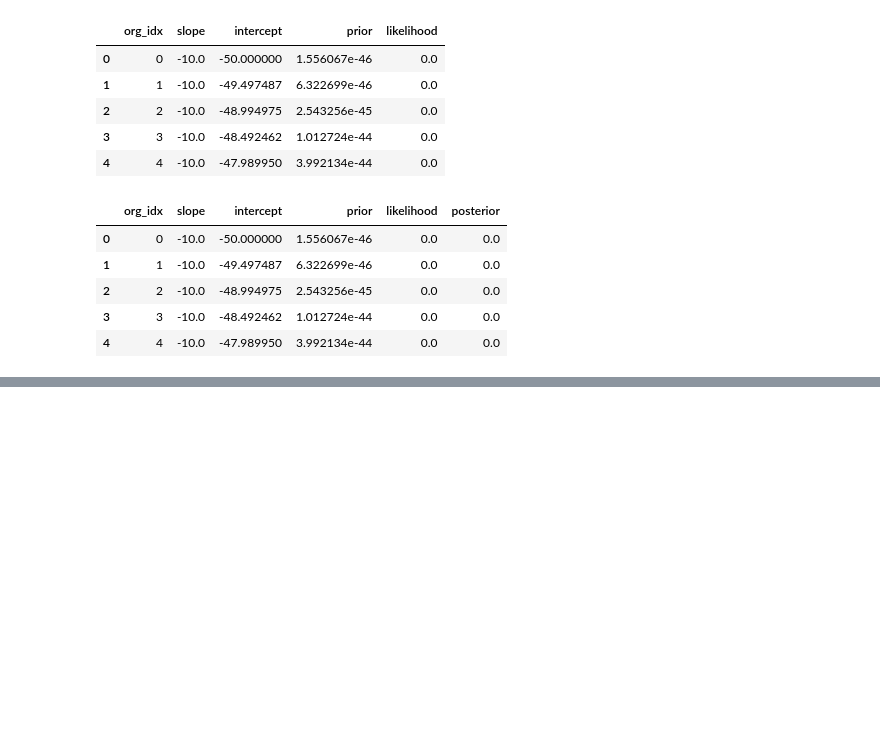
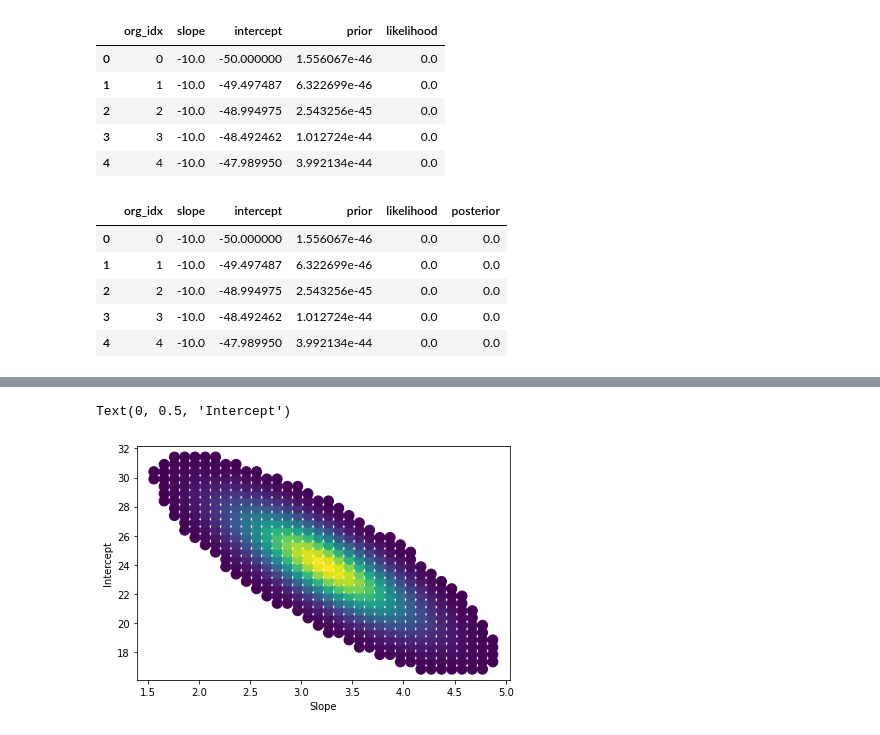
Before and after one commit to Miikkasna/bayesreg, a Jupyter notebook: bayesian_linear_regression.ipynb, the cells around one changed output, grey strips where cells are left out. Saved outputs shown, nothing was run; the diff lists cells and outputs as text; code cells hidden in the pictures; blank space fills up the shorter version.

```diff
--- a/bayesian_linear_regression.ipynb
+++ b/bayesian_linear_regression.ipynb
@@ -111,0 +113,15 @@ plt.legend(['Data points', 'MAP', 'MLE'])
+# %%
+#X, Y = np.meshgrid(df['slope'], df['intercept'])
+%matplotlib inline
+x, y = np.array(df['slope']), np.array(df['intercept'])
+z = np.array(df['posterior'])
+
+idx = np.argwhere(z > 0.0001)
+x, y, z = x[idx], y[idx], z[idx]
+
+plt.scatter(x, y, c=z, s=100)
+plt.xlabel('Slope')
+plt.ylabel('Intercept')
+# %% [output]
+Text(0, 0.5, 'Intercept')
+[figure, added]
```
Also changed, not shown: parts of 3 cells of this notebook, 4 other files.
